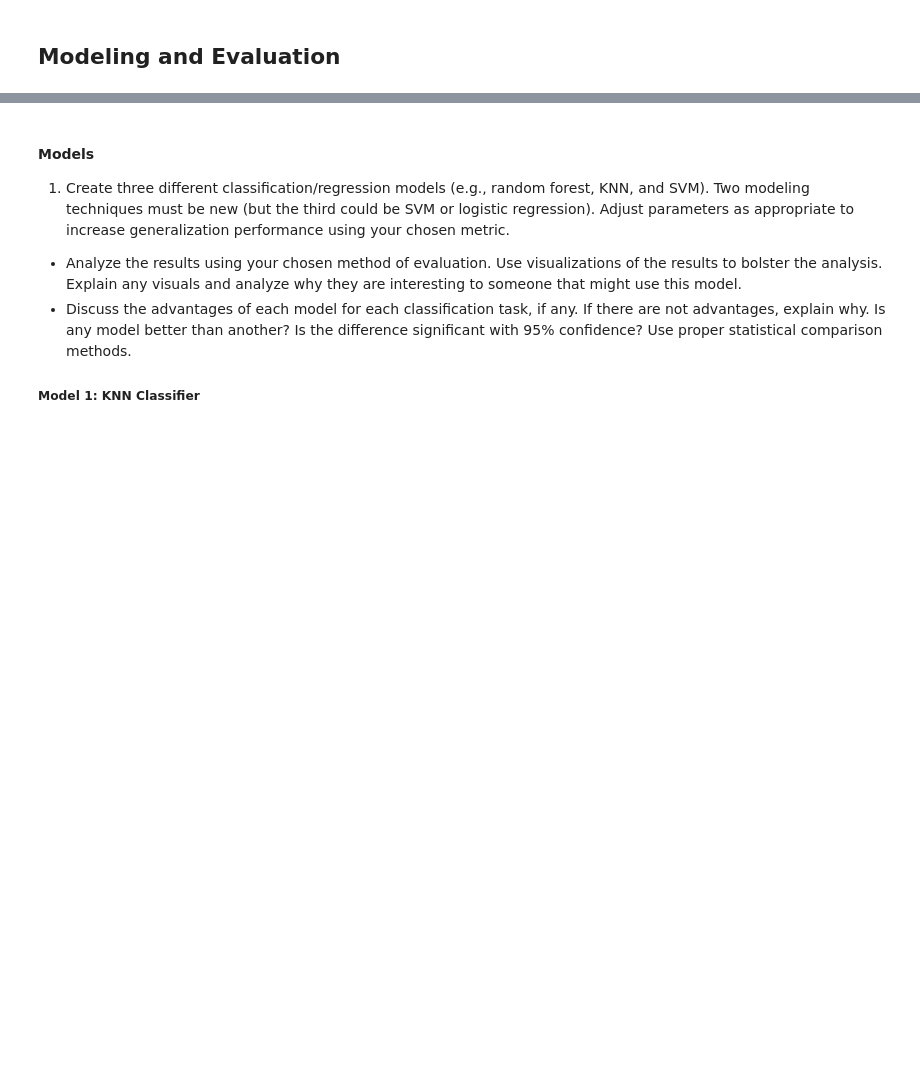
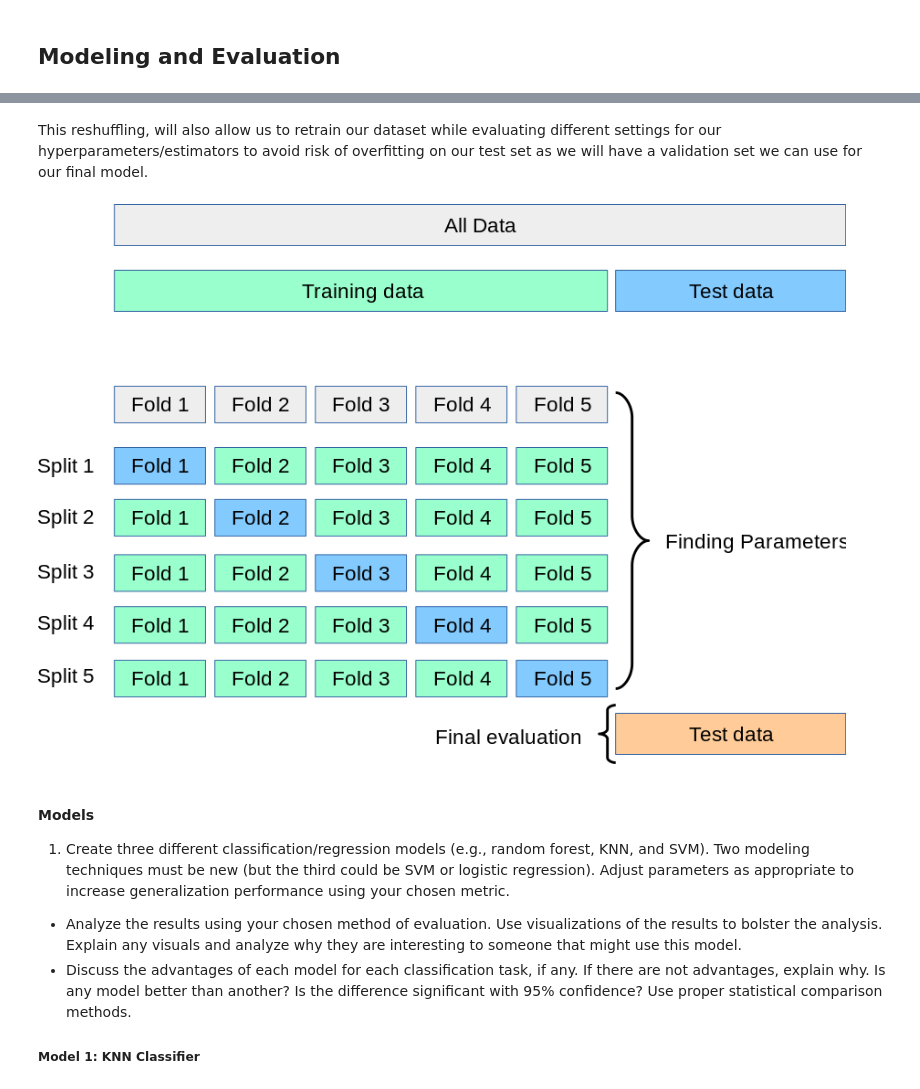
Before and after one commit to xiolett/ML1, a Jupyter notebook: Lab2_Classification/Group2_Lab2_Classification.ipynb, the cells around one changed output, grey strips where cells are left out. Cells and saved outputs as stored; diff of their text form; code cells hidden in the pictures; blank space fills up the shorter version.

```diff
--- a/Lab2_Classification/Group2_Lab2_Classification.ipynb
+++ b/Lab2_Classification/Group2_Lab2_Classification.ipynb
@@ -303,3 +306,11 @@ to avoid risk of overfitting on our test set as we will have a validation set we
+# %% [markdown]
+This reshuffling, will also allow us to retrain our dataset while evaluating different settings for our hyperparameters/estimators
+to avoid risk of overfitting on our test set as we will have a validation set we can use for our final model.
+# %%
+from IPython.display import Image
+Image(filename="references/cross-validation-data-sets.png")
+# %% [output]
+[figure, added]
 # %%
 from sklearn.model_selection import train_test_split
 # %%
```
Also changed, not shown: parts of 2 cells of this notebook, 2 other files.
